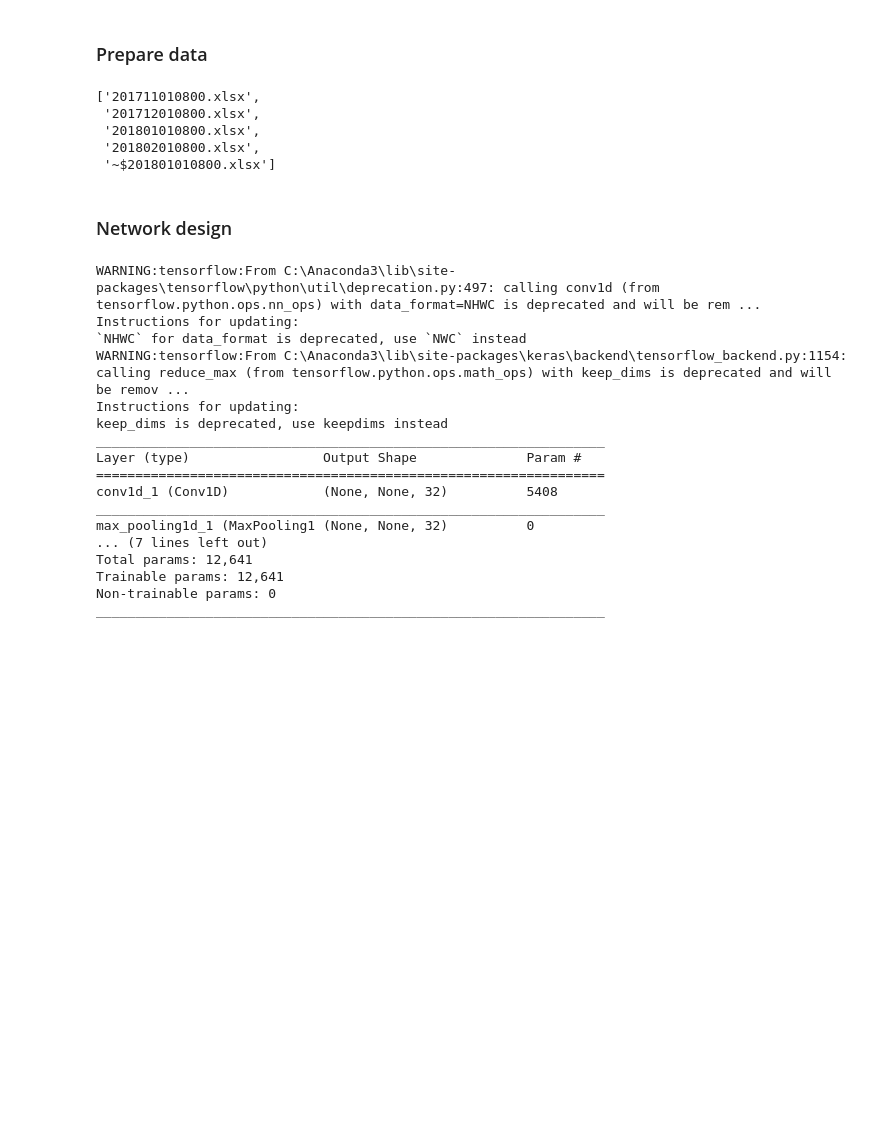
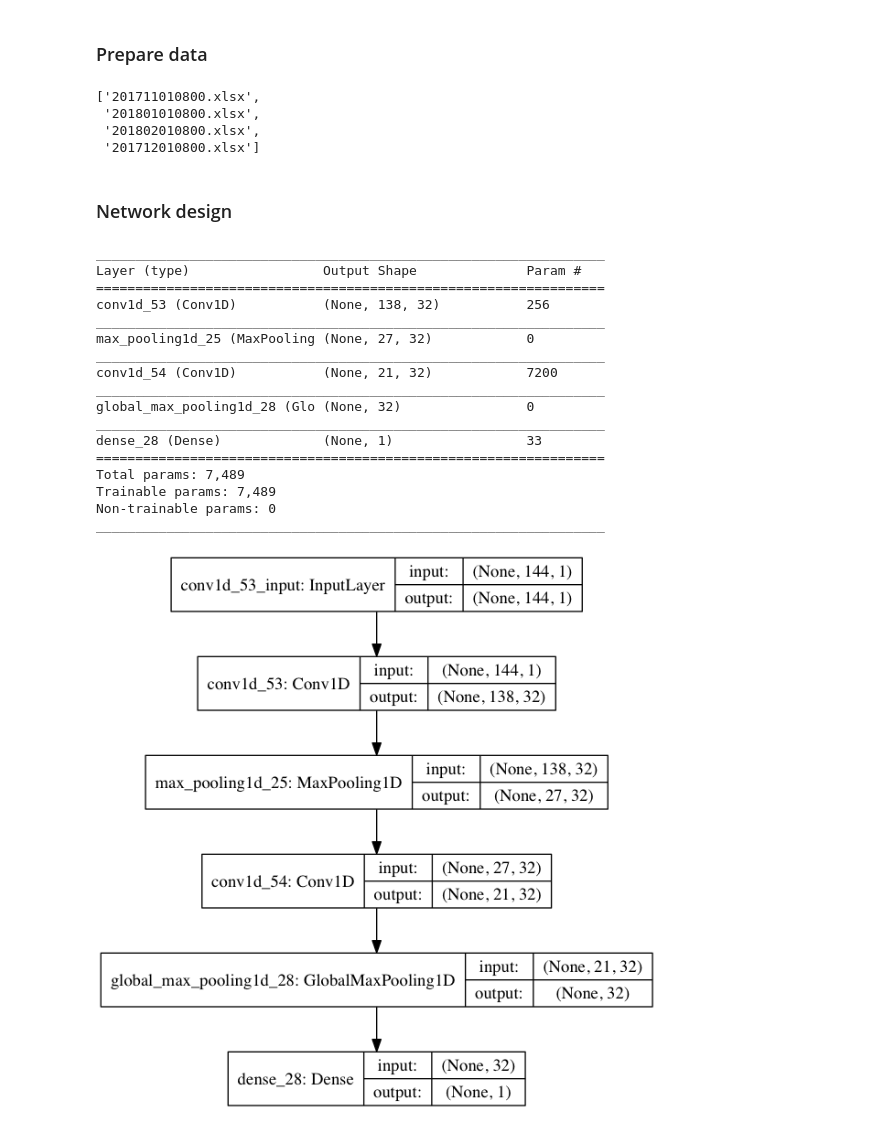
Before and after one commit to shuuchen/keras_conv_1d, a Jupyter notebook: simple_1d_conv.ipynb, the cells around one changed output. Cells and saved outputs as stored; diff of their text form; code cells hidden in the pictures; blank space fills up the shorter version.

```diff
--- a/simple_1d_conv.ipynb
+++ b/simple_1d_conv.ipynb
@@ -17,15 +12,14 @@ importing Jupyter notebook from data_preproc.ipynb
 # %% [markdown]
 ### Prepare data
 # %%
-input_dir = 'D:\\Toppan\\2018-3-20 new data\\unvec'
+input_dir = './data'
 input_files = [f for f in os.listdir(input_dir) if '.xlsx' in f]
 input_files
 # %% [output]
 ['201711010800.xlsx',
- '201712010800.xlsx',
  '201801010800.xlsx',
  '201802010800.xlsx',
- '~$201801010800.xlsx']
+ '201712010800.xlsx']
 # %%
 data = PreProc(input_dir, '蒸気')
 data.input_dir
@@ -37,30 +31,43 @@ gen = data.generator_1d(y, 24)
 # %% [markdown]
 ### Network design
 # %%
+'''
+Be careful of the flow of tensor shapes
+    https://stackoverflow.com/questions/42392798/error-during-playing-with-keras-example-pretrained-word-embeddings
+'''
+len_x = 144
+batch_size = 32
+
 model=Sequential()
-model.add(layers.Conv1D(32, 7, activation='relu', input_shape=(None, 24)))
+model.add(layers.Conv1D(32, 7, activation='relu', input_shape=(len_x, 1)))
 model.add(layers.MaxPool1D(5))
 model.add(layers.Conv1D(32, 7, activation='relu'))
 model.add(layers.GlobalMaxPooling1D())
 model.add(layers.Dense(1))
 
 model.summary()
+
+plot_model(model, show_shapes=True, to_file='simple_1d_conv.png')
+
+from IPython.display import Image
+Image("simple_1d_conv.png")
 # %% [output]
-WARNING:tensorflow:From C:\Anaconda3\lib\site-packages\tensorflow\python\util\deprecation.py:497: calling conv1d (from tensorflow.python.ops.nn_ops) with data_format=NHWC is deprecated and will be rem ...
-Instructions for updating:
-`NHWC` for data_format is deprecated, use `NWC` instead
-WARNING:tensorflow:From C:\Anaconda3\lib\site-packages\keras\backend\tensorflow_backend.py:1154: calling reduce_max (from tensorflow.python.ops.math_ops) with keep_dims is deprecated and will be remov ...
-Instructions for updating:
-keep_dims is deprecated, use keepdims instead
 _________________________________________________________________
 Layer (type)                 Output Shape              Param #
 =================================================================
-conv1d_1 (Conv1D)            (None, None, 32)          5408
+conv1d_53 (Conv1D)           (None, 138, 32)           256
 _________________________________________________________________
-max_pooling1d_1 (MaxPooling1 (None, None, 32)          0
-... (7 lines left out)
-Total params: 12,641
-Trainable params: 12,641
+max_pooling1d_25 (MaxPooling (None, 27, 32)            0
+_________________________________________________________________
+conv1d_54 (Conv1D)           (None, 21, 32)            7200
+_________________________________________________________________
+global_max_pooling1d_28 (Glo (None, 32)                0
+_________________________________________________________________
+dense_28 (Dense)             (None, 1)                 33
+=================================================================
+Total params: 7,489
+Trainable params: 7,489
 Non-trainable params: 0
 _________________________________________________________________
+[figure, added]
 # %%
```
Also changed, not shown: parts of 2 cells of this notebook, 3 other files.
